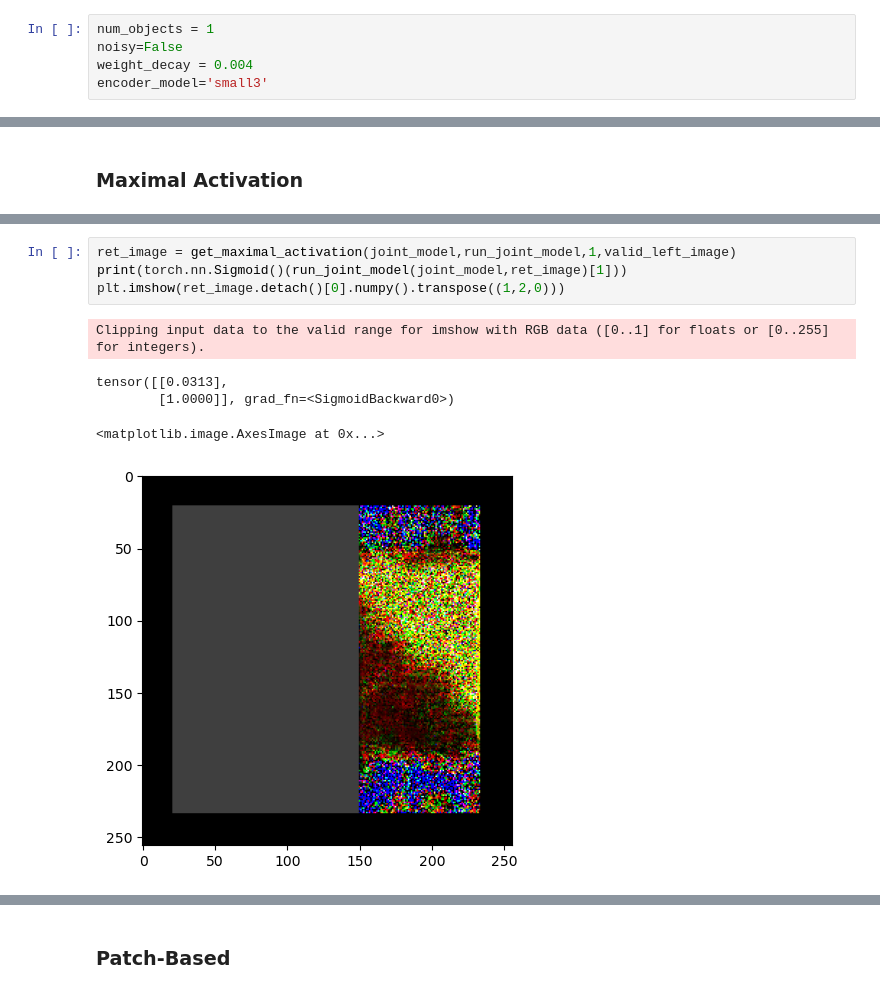
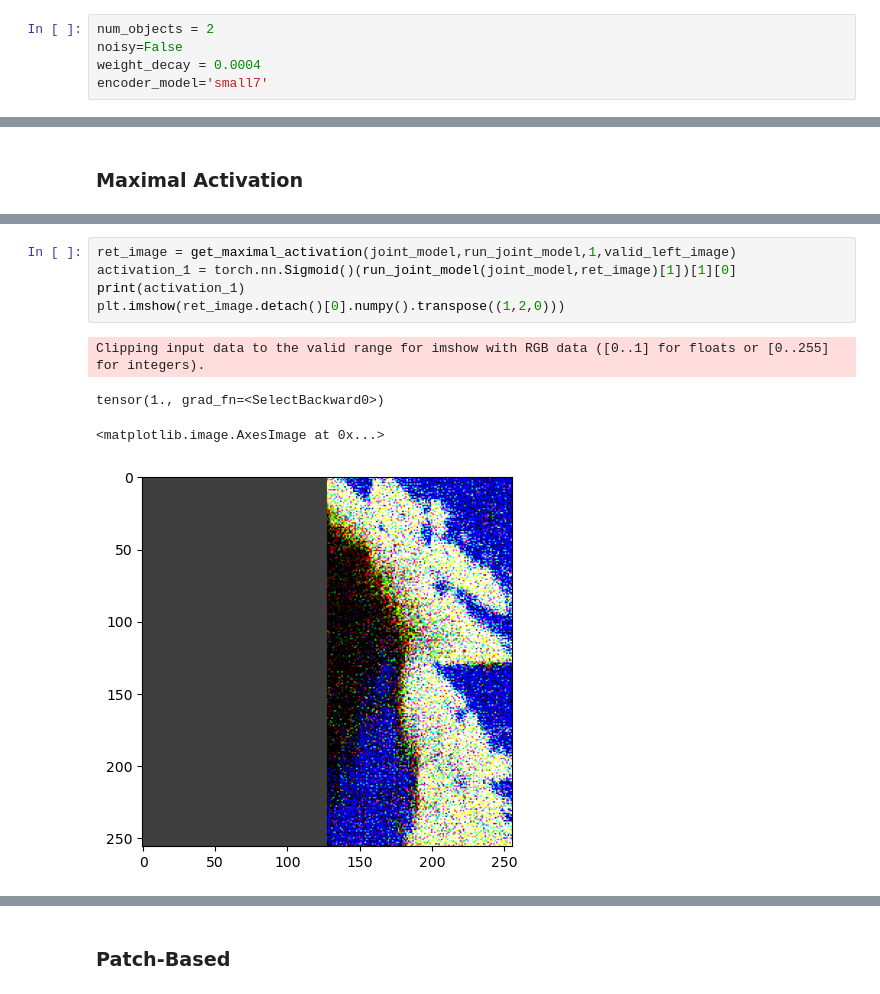
Before and after one commit to naveenr414/Spurious-Concepts, a Jupyter notebook: scripts/Synthetic Experiments.ipynb, the cells around one changed output, grey strips where cells are left out. Cells and saved outputs as stored; diff of their text form.

Commit message:
Further analyzed small and large models, including across 1 and 2-object datasets

```diff
--- a/scripts/Synthetic Experiments.ipynb
+++ b/scripts/Synthetic Experiments.ipynb
@@ -33,10 +33,10 @@ from src.plot import *
 # %% [markdown]
 ## Set up dataset + model
 # %%
-num_objects = 1
+num_objects = 2
 noisy=False
-weight_decay = 0.004
-encoder_model='small3'
+weight_decay = 0.0004
+encoder_model='small7'
 # %%
 def get_log_folder(dataset,weight_decay,encoder_model):
     if weight_decay == 0.0004 and encoder_model == 'inceptionv3':
@@ -371,10 +371,10 @@ tensor([[1.],
 # %%
 ret_image = get_maximal_activation(joint_model,run_joint_model,1,valid_left_image)
-print(torch.nn.Sigmoid()(run_joint_model(joint_model,ret_image)[1]))
+activation_1 = torch.nn.Sigmoid()(run_joint_model(joint_model,ret_image)[1])[1][0]
+print(activation_1)
 plt.imshow(ret_image.detach()[0].numpy().transpose((1,2,0)))
 # %% [output]
 Clipping input data to the valid range for imshow with RGB data ([0..1] for floats or [0..255] for integers).
-tensor([[0.0313],
-        [1.0000]], grad_fn=<SigmoidBackward0>)
+tensor(1., grad_fn=<SelectBackward0>)
 <matplotlib.image.AxesImage at 0x...>
-[figure, old version]
+[figure, new version]
```
Also changed, not shown: parts of 28 cells of this notebook, 5 other files.
